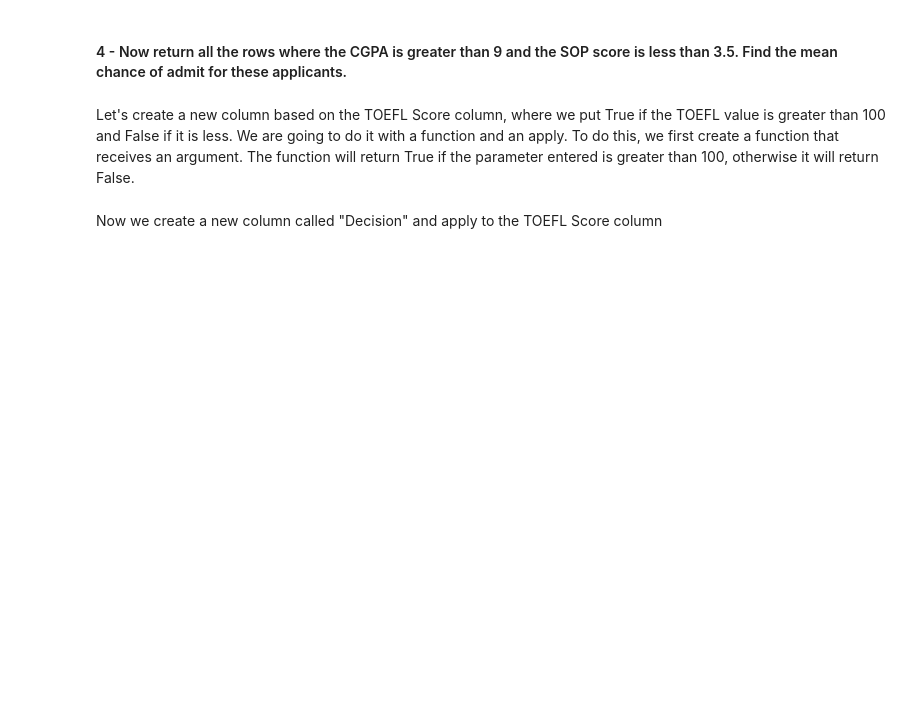
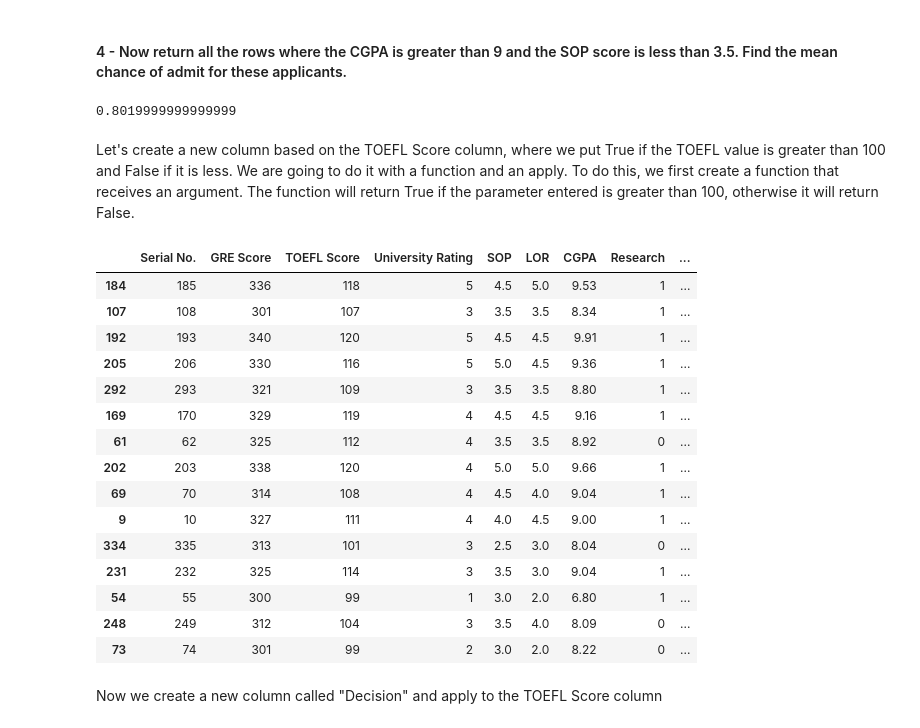
Before and after one commit to Ironhack-data-bcn-oct-2023/lab-pandas, a Jupyter notebook: your-code/pandas_1.ipynb, the cells around one changed output. Saved outputs shown, nothing was run; the diff lists cells and outputs as text; code cells hidden in the pictures; blank space fills up the shorter version.

```diff
--- a/your-code/pandas_1.ipynb
+++ b/your-code/pandas_1.ipynb
@@ -85,2 +182,4 @@ Let's evaluate the dataset by looking at the `head` function.
 # %% [markdown]
 ###  2 -  Interestingly, there is a column that uniquely identifies the applicants. This column is the serial number column. Instead of having our own index, we should make this column our index. Do this in the cell below. Keep the column in the dataframe in addition to making it an index.
+# %%
+admissions.set_index("Serial No.", drop = False)
@@ -87,2 +201,4 @@ Let's evaluate the dataset by looking at the `head` function.
 # %% [markdown]
 "Turns out that GRE Score and CGPA also uniquely identify the data. Show this in the cell below."
+# %%
+admissions.set_index("CGPA", drop = False)
@@ -88,0 +220,2 @@ Let's evaluate the dataset by looking at the `head` function.
+# %%
+admissions.set_index("GRE Score", drop = False)
@@ -91,7 +258,39 @@ Let's evaluate the dataset by looking at the `head` function.
 # %% [markdown]
 #### 4 - Now return all the rows where the CGPA is greater than 9 and the SOP score is less than 3.5. Find the mean chance of admit for these applicants.
+# %%
+chance = admissions[con_cgpa & (admissions.SOP < 3.5)]
+
+chance["Chance of Admit"].mean()
+# %% [output]
+0.8019999999999999
 # %% [markdown]
 Let's create a new column based on the TOEFL Score column, where we put True if the TOEFL value is greater than 100 and False if it is less. We are going to do it with a function and an apply.
 To do this, we first create a function that receives an argument. The function will return True if the parameter entered is greater than 100, otherwise it will return False.
+# %%
+def toefl_calc(x):
+    if x > 100:
+        return True
+    else:
+        return False
+
+admissions["TOEFL > 100"] = admissions["TOEFL Score"].apply(toefl_calc)
+admissions.sample(15)
+# %% [output]
+|  | Serial No. | GRE Score | TOEFL Score | University Rating | SOP | LOR | CGPA | Research | ... |
+| 184 | 185 | 336 | 118 | 5 | 4.5 | 5.0 | 9.53 | 1 | ... |
+| 107 | 108 | 301 | 107 | 3 | 3.5 | 3.5 | 8.34 | 1 | ... |
+| 192 | 193 | 340 | 120 | 5 | 4.5 | 4.5 | 9.91 | 1 | ... |
+| 205 | 206 | 330 | 116 | 5 | 5.0 | 4.5 | 9.36 | 1 | ... |
+| 292 | 293 | 321 | 109 | 3 | 3.5 | 3.5 | 8.80 | 1 | ... |
+| 169 | 170 | 329 | 119 | 4 | 4.5 | 4.5 | 9.16 | 1 | ... |
+| 61 | 62 | 325 | 112 | 4 | 3.5 | 3.5 | 8.92 | 0 | ... |
+| 202 | 203 | 338 | 120 | 4 | 5.0 | 5.0 | 9.66 | 1 | ... |
+| 69 | 70 | 314 | 108 | 4 | 4.5 | 4.0 | 9.04 | 1 | ... |
+| 9 | 10 | 327 | 111 | 4 | 4.0 | 4.5 | 9.00 | 1 | ... |
+| 334 | 335 | 313 | 101 | 3 | 2.5 | 3.0 | 8.04 | 0 | ... |
+| 231 | 232 | 325 | 114 | 3 | 3.5 | 3.0 | 9.04 | 1 | ... |
+| 54 | 55 | 300 | 99 | 1 | 3.0 | 2.0 | 6.80 | 1 | ... |
+| 248 | 249 | 312 | 104 | 3 | 3.5 | 4.0 | 8.09 | 0 | ... |
+| 73 | 74 | 301 | 99 | 2 | 3.0 | 2.0 | 8.22 | 0 | ... |
 # %% [markdown]
 Now we create a new column called "Decision" and apply to the TOEFL Score column
```
Also changed, not shown: parts of 21 cells of this notebook.
